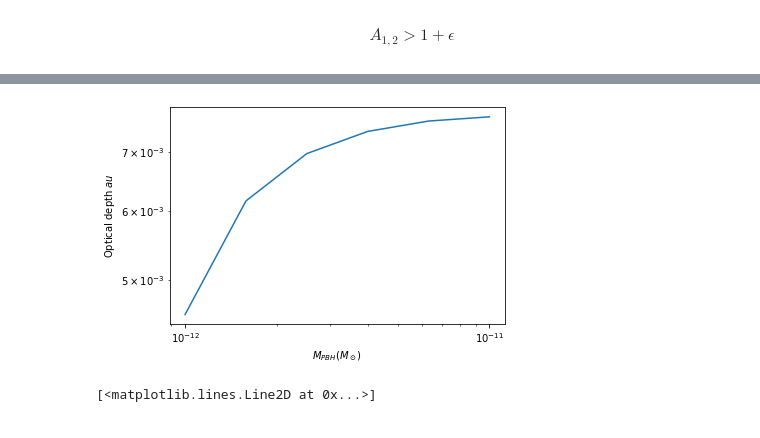
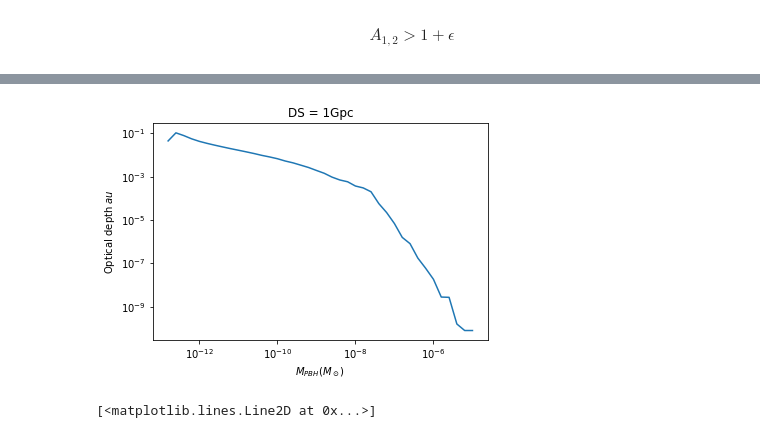
Before and after one commit to avalluvan/Gravitational-Microlensing, a Jupyter notebook: Documentation/Task 3/GRB_Lensing_Parallax_2.ipynb, the cells around one changed output, grey strips where cells are left out. Drawn from its saved outputs; the diff is of its cells as text; code cells hidden in the pictures.

```diff
--- a/Documentation/Task 3/GRB_Lensing_Parallax_2.ipynb
+++ b/Documentation/Task 3/GRB_Lensing_Parallax_2.ipynb
@@ -201,7 +201,7 @@ elif option == 2:
                                                                            # def L2_point(R, M1, M2)
                                                                            # Delta_r[0] = 2*r_earth, Delta_r[1] = L2_point, Delta_r[2] = 2*AU
 # %%
-r_S = 0.1*r_sun    # in metres
+r_S = 1*r_sun    # in metres
 NGRB_small = 0.1*NGRB    # r_S < r_sun
 NGRB_tiny = 0.03*NGRB    # r_S < 0.1*r_sun
 # %% [markdown]
@@ -552,0 +684,12 @@ for k in range(num_masses):
+# %%
+# Run with DS = 1Gpc
+
+num_masses = 41
+M = np.logspace(-13,-5,num_masses)
+V_lens_wrapper = np.zeros(num_masses)
+
+for l in range(num_masses):
+    print('Iteration:',l)
+    V_lens_wrapper[l] = single_mass_volume(M[l])
+
+print(V_lens_wrapper)
@@ -552,0 +714,12 @@ for k in range(num_masses):
+# %%
+# Run with DS = 4Gpc
+
+num_masses = 36
+M = np.logspace(-12,-5,num_masses)
+V_lens_wrapper = np.zeros(num_masses)
+
+for l in range(num_masses):
+    print('Iteration:',l)
+    V_lens_wrapper[l] = single_mass_volume(M[l])
+
+print(V_lens_wrapper)
@@ -563,2 +761,3 @@ print(n(1))
 # %%
 tau = lambda f: n(f) * V_L
+tau2 = lambda f: n(f) * V_lens_wrapper
@@ -565,15 +779,17 @@ tau = lambda f: n(f) * V_L
 # %%
 # Plot Optical Depth vs Mass of lens
-plt.plot(M, tau(1))
+plt.plot(M[1:], tau2(1)[1:])
 
+plt.title('DS = 1Gpc')
 plt.xlabel('$M_{PBH} (M_\odot)$')
 plt.xscale('log')
 plt.ylabel('Optical depth $\tau$')
 plt.yscale('log')
+#plt.ylim([1e-6,1])
 
 plt.show()
 # %% [output]
-[figure, old version]
+[figure, new version]
 # %%
 z_S2 = np.arange(7) + 0.5
 DS2 = z_S2*c/(H_0*1e3)
```
Also changed, not shown: parts of 16 cells of this notebook.
